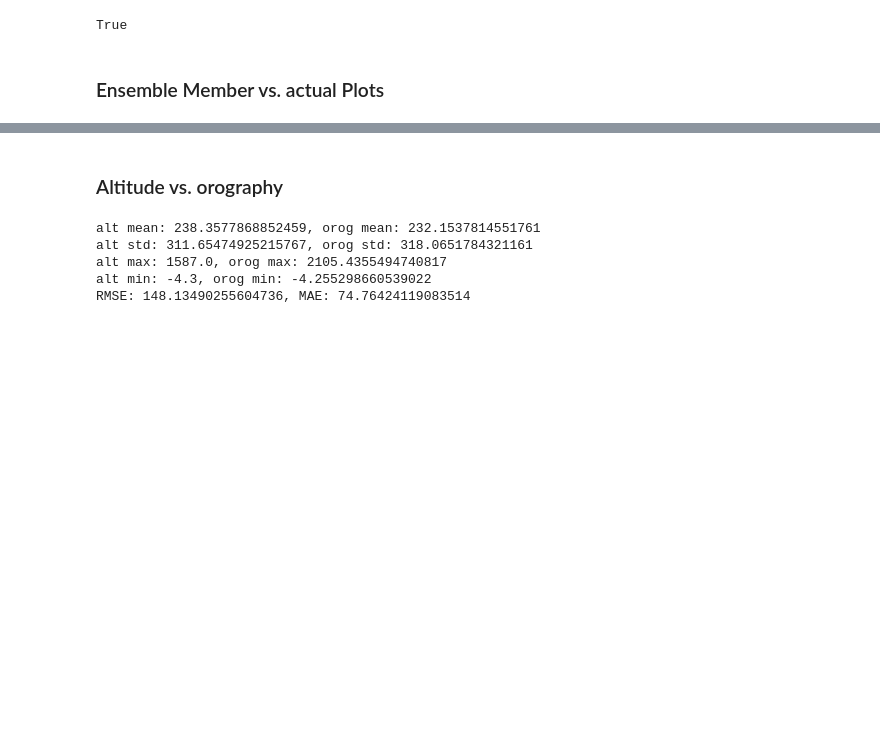
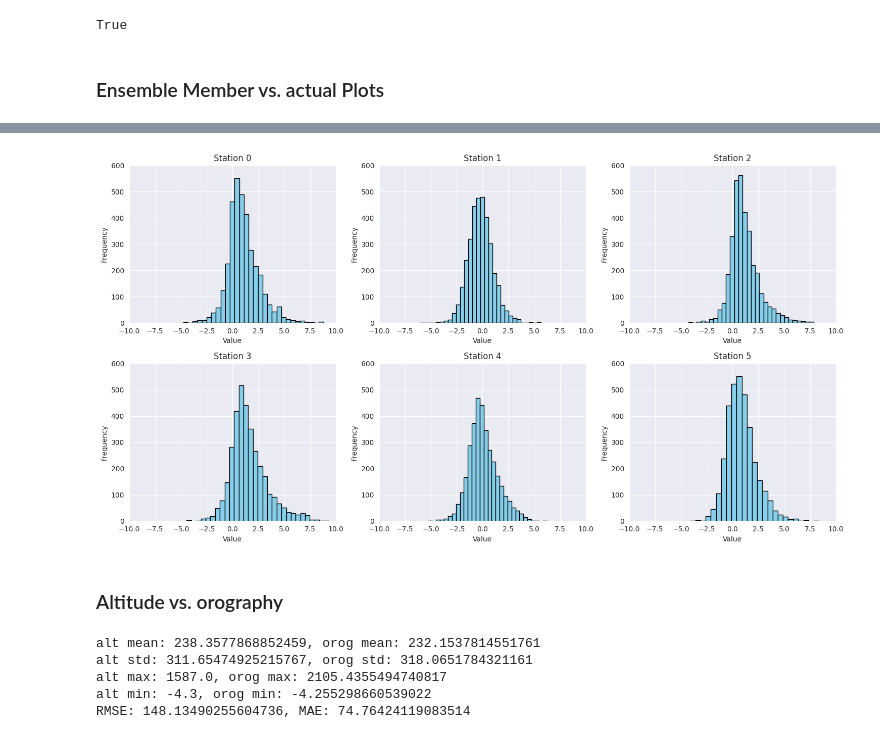
Before and after one commit to leachen01/gnnpp, a Jupyter notebook: exploration/eda.ipynb, the cells around one changed output, grey strips where cells are left out. Cells and saved outputs as stored; diff of their text form; code cells hidden in the pictures; blank space fills up the shorter version.

```diff
--- a/exploration/eda.ipynb
+++ b/exploration/eda.ipynb
@@ -302,3 +348,22 @@ Name: t2m, dtype: float32
+# %%
+fig, axes = plt.subplots(2, 3, figsize=(15, 8))
+axes = axes.flatten()
+e_stations = np.arange(0, 6, 1)
+
+for i, id in enumerate(e_stations):
+    t2m_errors_station = np.array(sum_dfs_train['train'][0][sum_dfs_train['train'][0]['station_id']== id]['t2m_mean'] - sum_dfs_train['train'][1][sum_dfs_train['train'][1]['station_id'] == id]['t2m'])
+    axes[i].hist(t2m_errors_station.flatten(), bins=30, color='skyblue', edgecolor='black')
+    axes[i].set_title(f"Station {id}")
+    axes[i].set_xlabel("Value")
+    axes[i].set_ylabel("Frequency")
+
+for ax in axes:
+    ax.set_xlim(-10, 10)
+    ax.set_ylim(0, 600)
+plt.tight_layout()
+plt.show()
+# %% [output]
+[figure, added]
 # %% [markdown]
 ### Altitude vs. orography
 # %%
```
Also changed, not shown: parts of 6 cells of this notebook, 8 other files.
